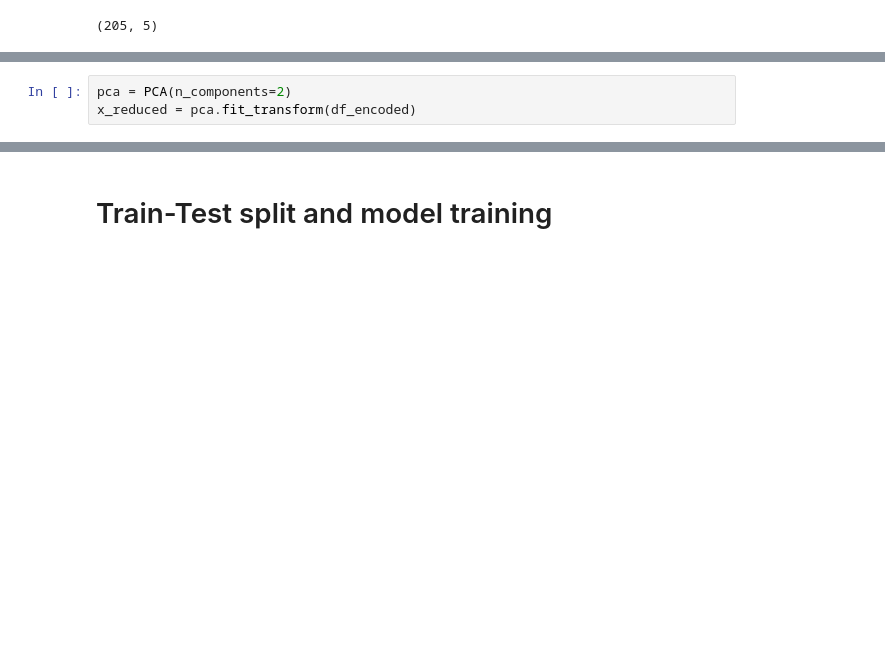
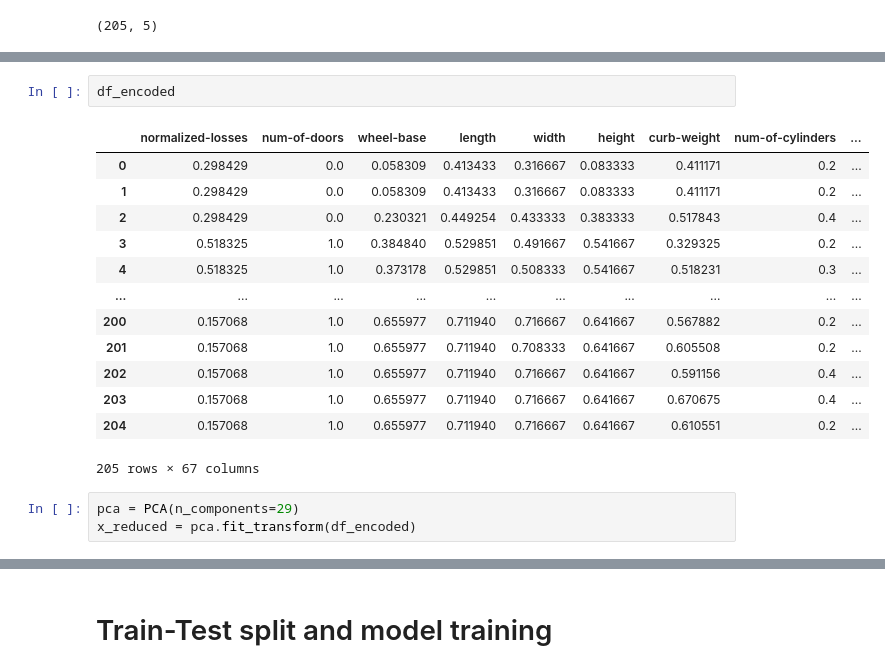
Before and after one commit to Krishil-Parikh/Bazinga_CodeClash, a Jupyter notebook: compute-task-b.ipynb, the cells around one changed output, grey strips where cells are left out. Saved outputs shown, nothing was run; the diff lists cells and outputs as text; blank space fills up the shorter version.

```diff
--- a/compute-task-b.ipynb
+++ b/compute-task-b.ipynb
@@ -459,6 +484,22 @@ input_df
 205 rows × 24 columns
+# %%
+df_encoded
+# %% [output]
+|  | normalized-losses | num-of-doors | wheel-base | length | width | height | curb-weight | num-of-cylinders | ... |
+| 0 | 0.298429 | 0.0 | 0.058309 | 0.413433 | 0.316667 | 0.083333 | 0.411171 | 0.2 | ... |
+| 1 | 0.298429 | 0.0 | 0.058309 | 0.413433 | 0.316667 | 0.083333 | 0.411171 | 0.2 | ... |
+| 2 | 0.298429 | 0.0 | 0.230321 | 0.449254 | 0.433333 | 0.383333 | 0.517843 | 0.4 | ... |
+| 3 | 0.518325 | 1.0 | 0.384840 | 0.529851 | 0.491667 | 0.541667 | 0.329325 | 0.2 | ... |
+| 4 | 0.518325 | 1.0 | 0.373178 | 0.529851 | 0.508333 | 0.541667 | 0.518231 | 0.3 | ... |
+| ... | ... | ... | ... | ... | ... | ... | ... | ... | ... |
+| 200 | 0.157068 | 1.0 | 0.655977 | 0.711940 | 0.716667 | 0.641667 | 0.567882 | 0.2 | ... |
+| 201 | 0.157068 | 1.0 | 0.655977 | 0.711940 | 0.708333 | 0.641667 | 0.605508 | 0.2 | ... |
+| 202 | 0.157068 | 1.0 | 0.655977 | 0.711940 | 0.716667 | 0.641667 | 0.591156 | 0.4 | ... |
+| 203 | 0.157068 | 1.0 | 0.655977 | 0.711940 | 0.716667 | 0.641667 | 0.670675 | 0.4 | ... |
+| 204 | 0.157068 | 1.0 | 0.655977 | 0.711940 | 0.716667 | 0.641667 | 0.610551 | 0.2 | ... |
+205 rows × 67 columns
 # %%
-pca = PCA(n_components=2)
+pca = PCA(n_components=29)
 x_reduced = pca.fit_transform(df_encoded)
 # %%
 print("Number of original features is {} and of reduced features is {}".format(df_encoded.shape[1], x_reduced.shape[1]))
```
Also changed, not shown: parts of 31 cells of this notebook.
